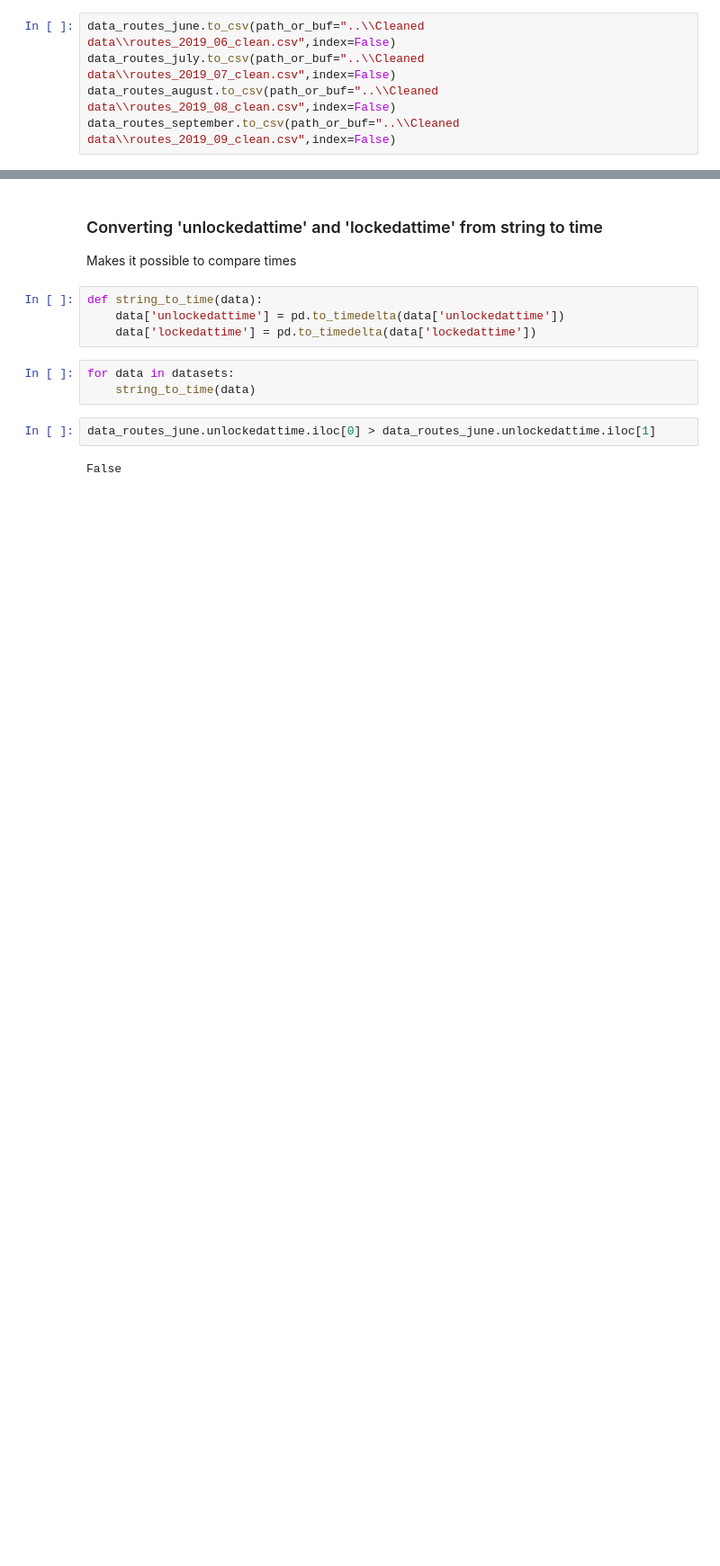
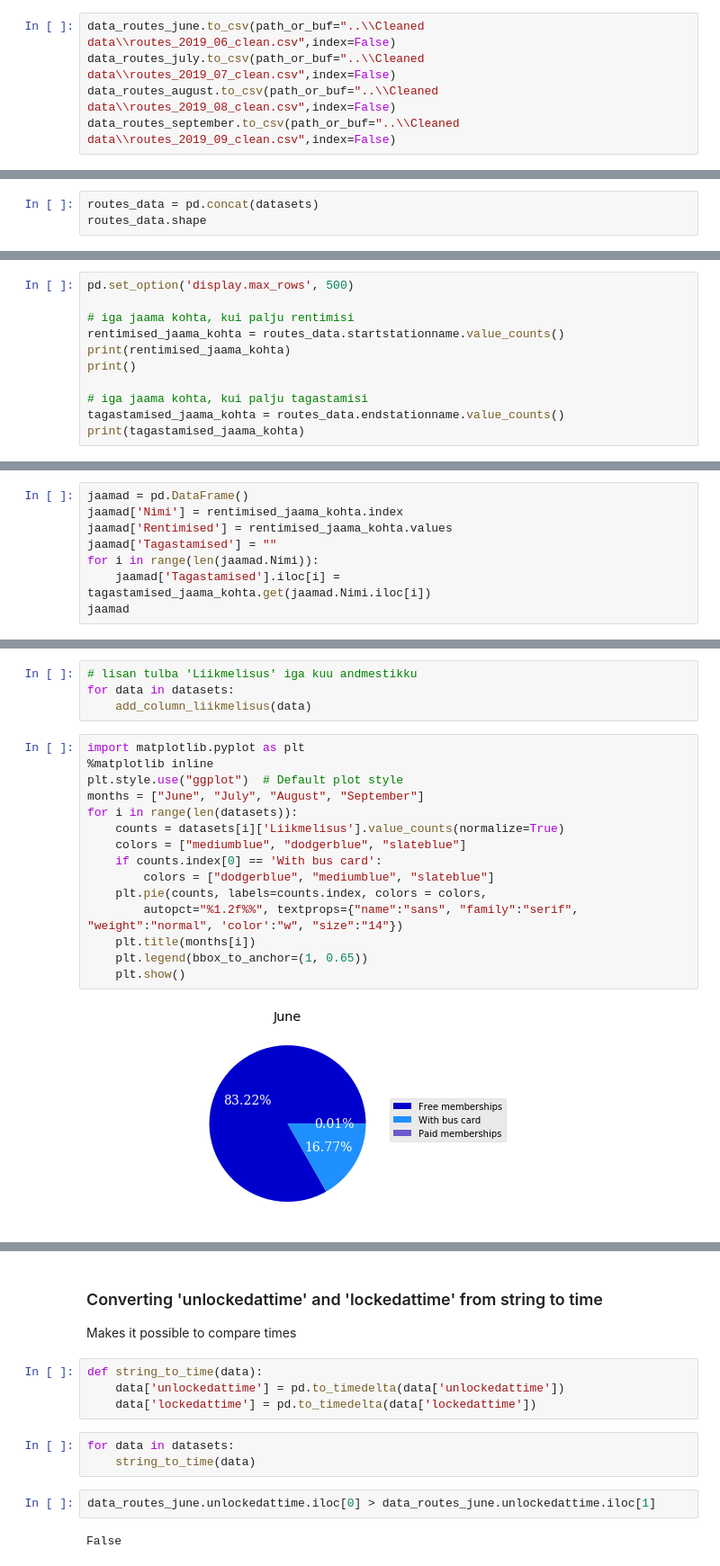
Before and after one commit to janerikkonksi/data-science-project, a Jupyter notebook: IDS_Project.ipynb, the cells around one changed output, grey strips where cells are left out. Shown at 90% size. Drawn from its saved outputs; the diff is of its cells as text; blank space fills up the shorter version.

Commit message:
Table of contents + pie charts for memberships

```diff
--- a/IDS_Project.ipynb
+++ b/IDS_Project.ipynb
@@ -199,0 +228,3 @@ data_routes_september.to_csv(path_or_buf="..\\Cleaned data\\routes_2019_09_clean
+# %%
+routes_data = pd.concat(datasets)
+routes_data.shape
@@ -207,0 +241,11 @@ plt.style.use("ggplot")  # Default style
+# %%
+pd.set_option('display.max_rows', 500)
+
+# iga jaama kohta, kui palju rentimisi
+rentimised_jaama_kohta = routes_data.startstationname.value_counts()
+print(rentimised_jaama_kohta)
+print()
+
+# iga jaama kohta, kui palju tagastamisi
+tagastamised_jaama_kohta = routes_data.endstationname.value_counts()
+print(tagastamised_jaama_kohta)
@@ -207,0 +272,8 @@ plt.style.use("ggplot")  # Default style
+# %%
+jaamad = pd.DataFrame()
+jaamad['Nimi'] = rentimised_jaama_kohta.index
+jaamad['Rentimised'] = rentimised_jaama_kohta.values
+jaamad['Tagastamised'] = ""
+for i in range(len(jaamad.Nimi)):
+    jaamad['Tagastamised'].iloc[i] = tagastamised_jaama_kohta.get(jaamad.Nimi.iloc[i])
+jaamad
@@ -207,0 +320,21 @@ plt.style.use("ggplot")  # Default style
+# %%
+# lisan tulba 'Liikmelisus' iga kuu andmestikku
+for data in datasets:
+    add_column_liikmelisus(data)
+# %%
+import matplotlib.pyplot as plt
+%matplotlib inline
+plt.style.use("ggplot")  # Default plot style
+months = ["June", "July", "August", "September"]
+for i in range(len(datasets)):
+    counts = datasets[i]['Liikmelisus'].value_counts(normalize=True)
+    colors = ["mediumblue", "dodgerblue", "slateblue"]
+    if counts.index[0] == 'With bus card':
+        colors = ["dodgerblue", "mediumblue", "slateblue"]
+    plt.pie(counts, labels=counts.index, colors = colors,
+        autopct="%1.2f%%", textprops={"name":"sans", "family":"serif", "weight":"normal", 'color':"w", "size":"14"})
+    plt.title(months[i])
+    plt.legend(bbox_to_anchor=(1, 0.65))
+    plt.show()
+# %% [output]
+[figure, added]
```
Also changed, not shown: parts of 28 cells of this notebook, 1 other file.
